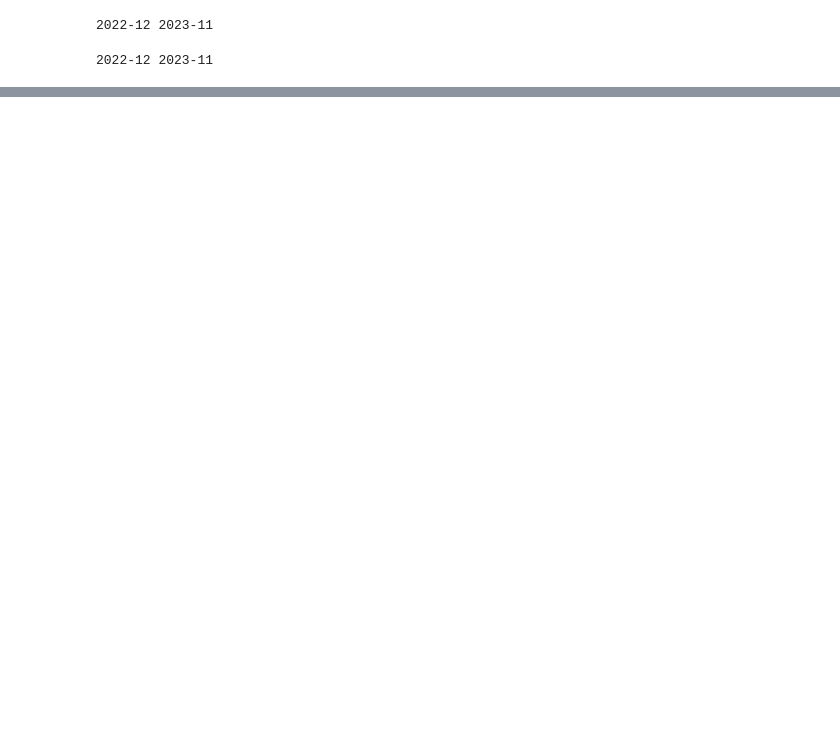
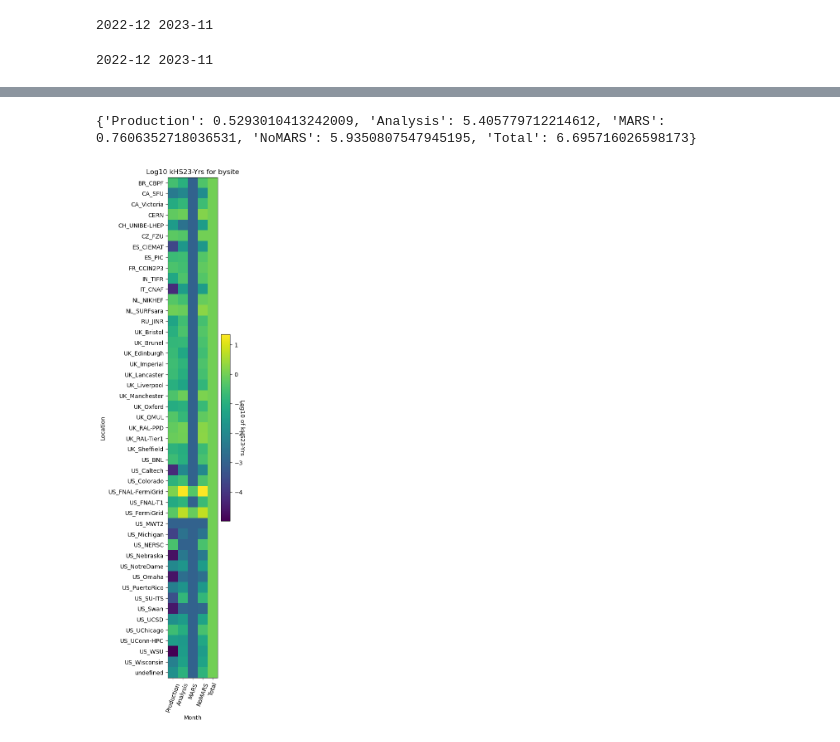
Before and after one commit to DUNE/CCB-data, a Jupyter notebook: usage/monthly.ipynb, the cells around one changed output, grey strips where cells are left out. Saved outputs shown, nothing was run; the diff lists cells and outputs as text; code cells hidden in the pictures; blank space fills up the shorter version.

```diff
--- a/usage/monthly.ipynb
+++ b/usage/monthly.ipynb
@@ -435,0 +442,6 @@ plotme(BySite["NoMARS"],outunits,tag=plttag)
+# %%
+plotme(ByType,outunits,tag="bysite")
+print (ByType["US_FermiGrid"])
+# %% [output]
+{'Production': 0.5293010413242009, 'Analysis': 5.405779712214612, 'MARS': 0.7606352718036531, 'NoMARS': 5.9350807547945195, 'Total': 6.695716026598173}
+[figure, added]
```
Also changed, not shown: parts of 10 cells of this notebook, 11 other files.
